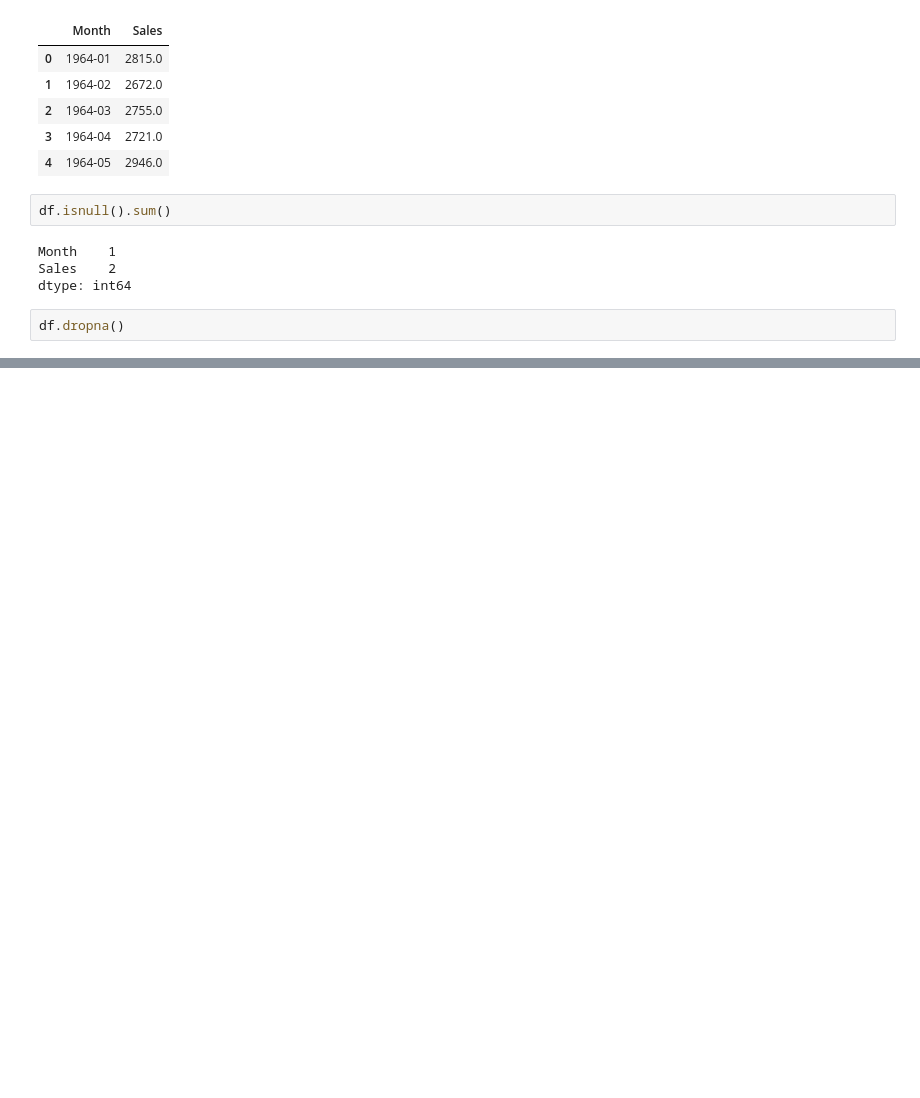
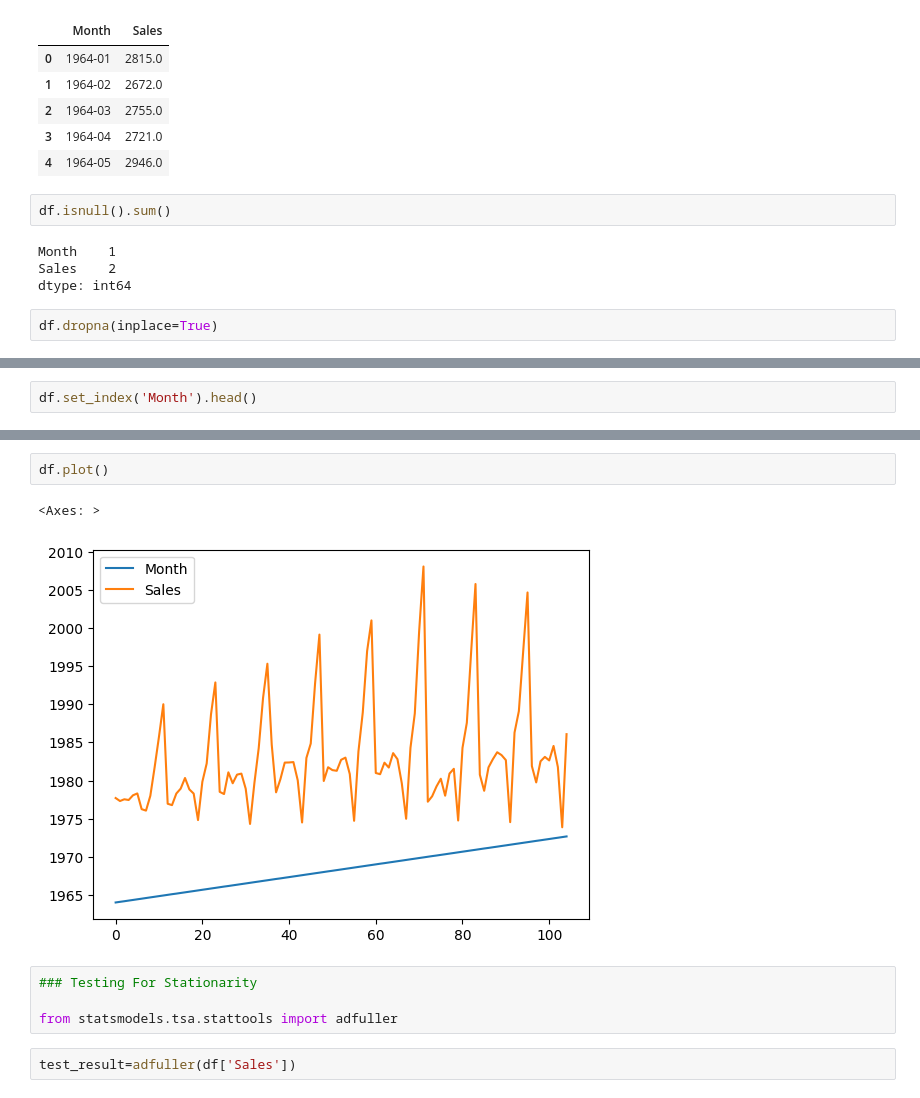
Before and after one commit to sonupp13/TIME-SERIES-ANALYSIS, a Jupyter notebook: DS_ARIMA_&_SARIMA_TIME_SERIES_ANALYSIS.ipynb, the cells around one changed output, grey strips where cells are left out. Drawn from its saved outputs; the diff is of its cells as text; blank space fills up the shorter version.

```diff
--- a/DS_ARIMA_&_SARIMA_TIME_SERIES_ANALYSIS.ipynb
+++ b/DS_ARIMA_&_SARIMA_TIME_SERIES_ANALYSIS.ipynb
@@ -71,4 +71,4 @@ Month    1
 Sales    2
 dtype: int64
 # %%
-df.dropna()
+df.dropna(inplace=True)
@@ -92,0 +86,2 @@ TypeError: <class 'function'> is not convertible to datetime
+# %%
+df.set_index('Month').head()
@@ -92,0 +108,11 @@ TypeError: <class 'function'> is not convertible to datetime
+# %%
+df.plot()
+# %% [output]
+<Axes: >
+[figure, added]
+# %%
+### Testing For Stationarity
+
+from statsmodels.tsa.stattools import adfuller
+# %%
+test_result=adfuller(df['Sales'])
```
Also changed, not shown: parts of 16 cells of this notebook.
